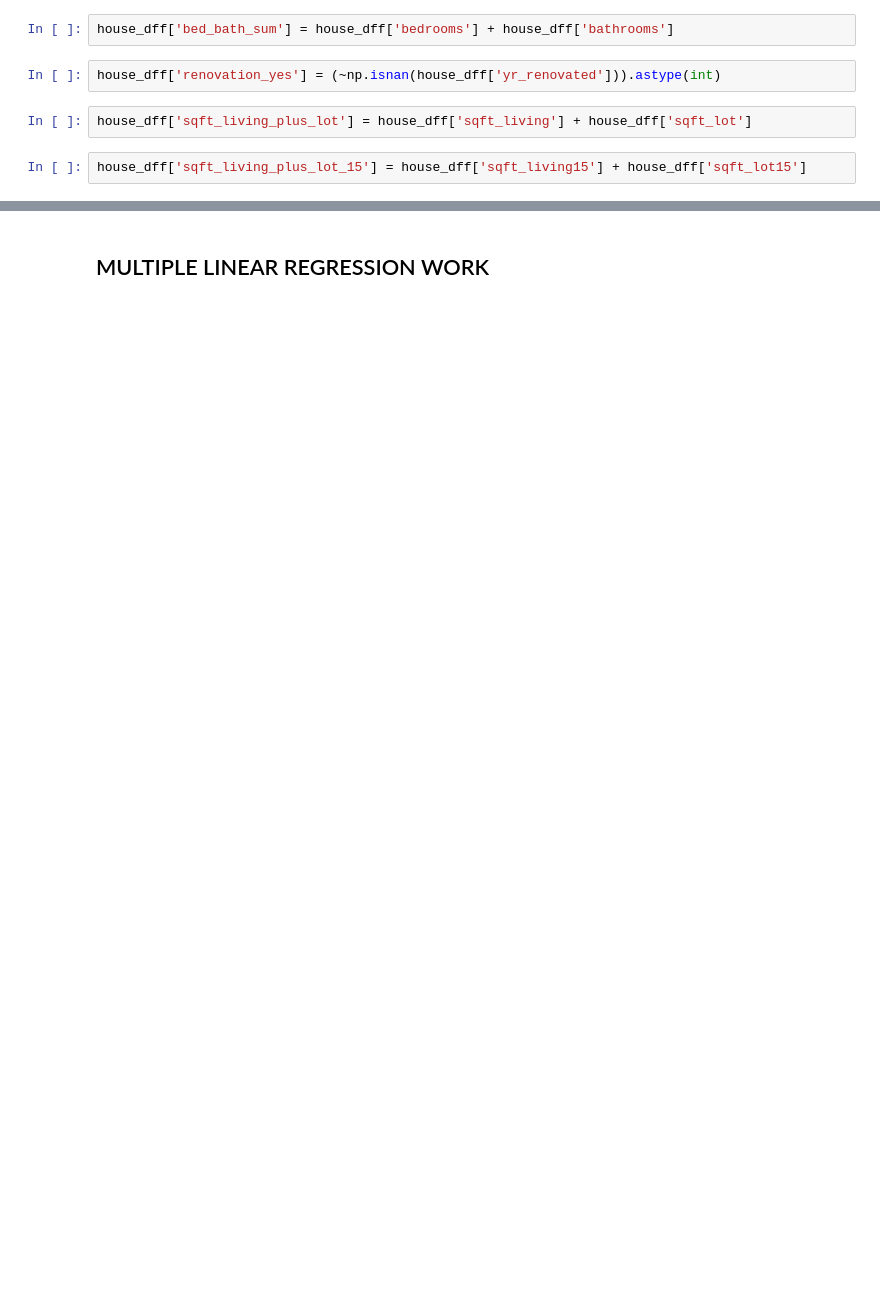
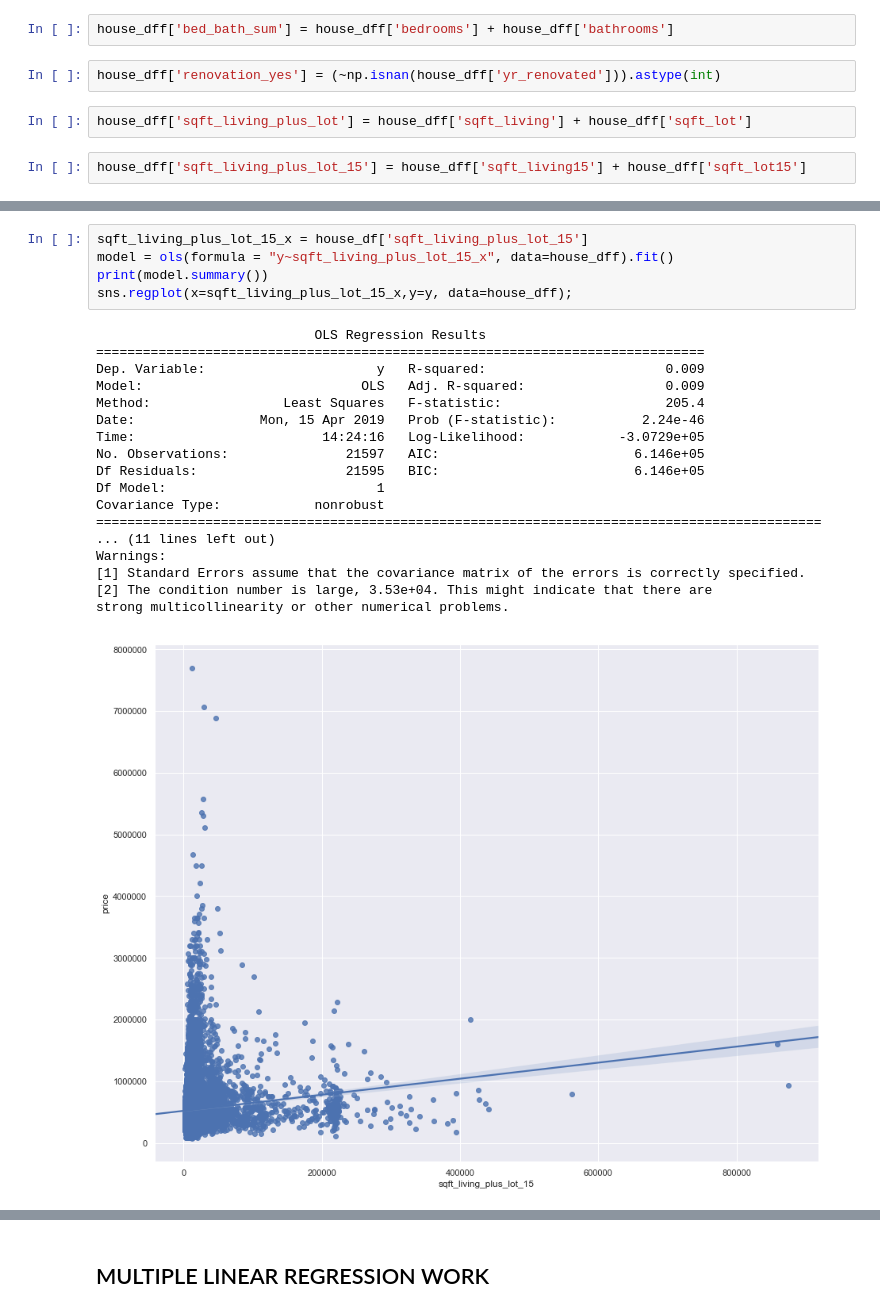
Before and after one commit to A92e/kingcountyWA_home_price_predictor, a Jupyter notebook: WIP_notebook.ipynb, the cells around one changed output, grey strips where cells are left out. Cells and saved outputs as stored; diff of their text form; blank space fills up the shorter version.

```diff
--- a/WIP_notebook.ipynb
+++ b/WIP_notebook.ipynb
@@ -752,0 +699,24 @@ house_dff['sqft_living_plus_lot_15'] = house_dff['sqft_living15'] + house_dff['s
+# %%
+sqft_living_plus_lot_15_x = house_df['sqft_living_plus_lot_15']
+model = ols(formula = "y~sqft_living_plus_lot_15_x", data=house_dff).fit()
+print(model.summary())
+sns.regplot(x=sqft_living_plus_lot_15_x,y=y, data=house_dff);
+# %% [output]
+                            OLS Regression Results
+==============================================================================
+Dep. Variable:                      y   R-squared:                       0.009
+Model:                            OLS   Adj. R-squared:                  0.009
+Method:                 Least Squares   F-statistic:                     205.4
+Date:                Mon, 15 Apr 2019   Prob (F-statistic):           2.24e-46
+Time:                        14:24:16   Log-Likelihood:            -3.0729e+05
+No. Observations:               21597   AIC:                         6.146e+05
+Df Residuals:                   21595   BIC:                         6.146e+05
+Df Model:                           1
+Covariance Type:            nonrobust
+=============================================================================================
+... (11 lines left out)
+Warnings:
+[1] Standard Errors assume that the covariance matrix of the errors is correctly specified.
+[2] The condition number is large, 3.53e+04. This might indicate that there are
+strong multicollinearity or other numerical problems.
+[figure, added]
```
Also changed, not shown: parts of 41 cells of this notebook.
